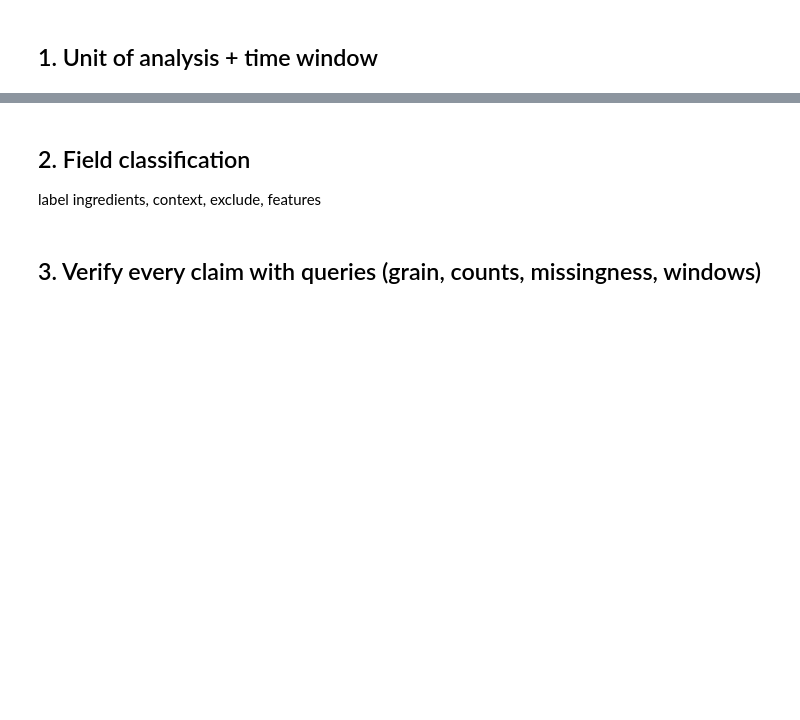
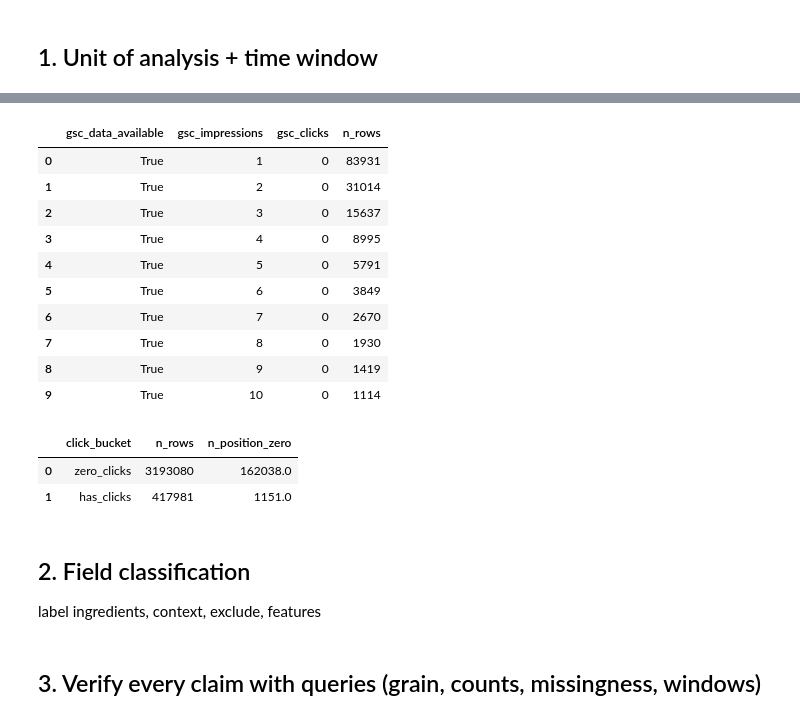
Before and after one commit to AxelYoel/FlyRank-AI-Internship---Axel-Yoel-Chandra, a Jupyter notebook: work/notebooks/w03_data_contract.ipynb, the cells around one changed output, grey strips where cells are left out. Drawn from its saved outputs; the diff is of its cells as text; code cells hidden in the pictures; blank space fills up the shorter version.

```diff
--- a/work/notebooks/w03_data_contract.ipynb
+++ b/work/notebooks/w03_data_contract.ipynb
@@ -11,3 +159,38 @@ This skeleton is yours to fill. Work the sections **in order** — each one has
+# %%
+con.sql(f"""
+    SELECT gsc_data_available, gsc_impressions, gsc_clicks, COUNT(*) AS n_rows
+    FROM read_parquet('{rel}/fact_content_daily_performance/month=2026-03/data_0.parquet')
+    WHERE gsc_avg_position = 0
+    GROUP BY 1, 2, 3
+    ORDER BY n_rows DESC
+    LIMIT 10
+""").df()
+# %% [output]
+|  | gsc_data_available | gsc_impressions | gsc_clicks | n_rows |
+| 0 | True | 1 | 0 | 83931 |
+| 1 | True | 2 | 0 | 31014 |
+| 2 | True | 3 | 0 | 15637 |
+| 3 | True | 4 | 0 | 8995 |
+| 4 | True | 5 | 0 | 5791 |
+| 5 | True | 6 | 0 | 3849 |
+| 6 | True | 7 | 0 | 2670 |
+| 7 | True | 8 | 0 | 1930 |
+| 8 | True | 9 | 0 | 1419 |
+| 9 | True | 10 | 0 | 1114 |
+# %%
+con.sql(f"""
+    SELECT
+      CASE WHEN gsc_clicks = 0 THEN 'zero_clicks' ELSE 'has_clicks' END AS click_bucket,
+      COUNT(*) AS n_rows,
+      SUM(CASE WHEN gsc_avg_position = 0 THEN 1 ELSE 0 END) AS n_position_zero
+    FROM read_parquet('{rel}/fact_content_daily_performance/month=2026-03/data_0.parquet')
+    WHERE gsc_data_available = TRUE
+    GROUP BY 1
+""").df()
+# %% [output]
+|  | click_bucket | n_rows | n_position_zero |
+| 0 | zero_clicks | 3193080 | 162038.0 |
+| 1 | has_clicks | 417981 | 1151.0 |
 # %% [markdown]
 ## 2. Field classification
 label ingredients, context, exclude, features
```
Also changed, not shown: parts of 9 cells of this notebook.
